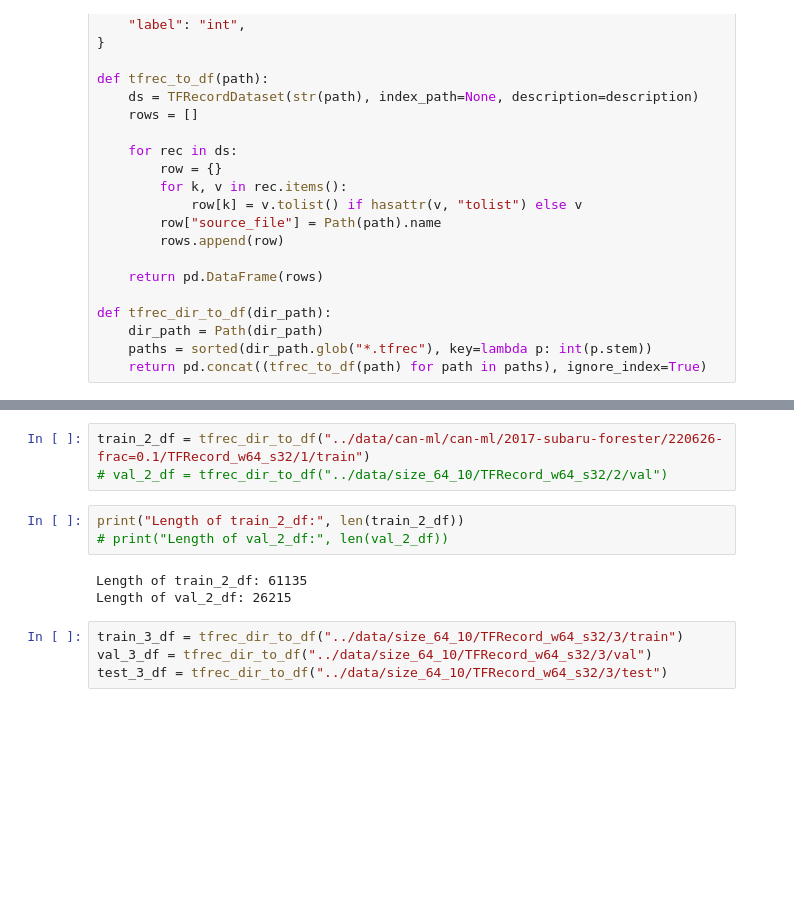
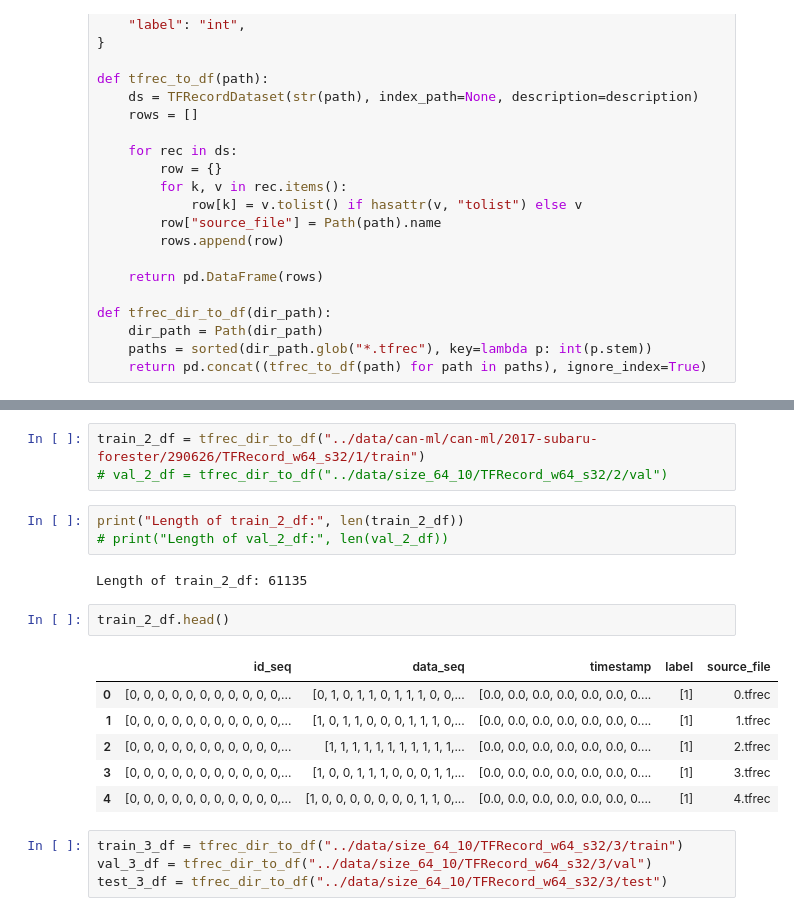
Before and after one commit to thulexuan/ConvRetNetIDS, a Jupyter notebook: notebooks/train_val_test_check.ipynb, the cells around one changed output, grey strips where cells are left out. Saved outputs shown, nothing was run; the diff lists cells and outputs as text; blank space fills up the shorter version.

```diff
--- a/notebooks/train_val_test_check.ipynb
+++ b/notebooks/train_val_test_check.ipynb
@@ -53,12 +89,20 @@ torch.Size([64, 64])
 # %%
-train_2_df = tfrec_dir_to_df("../data/can-ml/can-ml/2017-subaru-forester/220626-frac=0.1/TFRecord_w64_s32/1/train")
+train_2_df = tfrec_dir_to_df("../data/can-ml/can-ml/2017-subaru-forester/290626/TFRecord_w64_s32/1/train")
 # val_2_df = tfrec_dir_to_df("../data/size_64_10/TFRecord_w64_s32/2/val")
 # %%
 print("Length of train_2_df:", len(train_2_df))
 # print("Length of val_2_df:", len(val_2_df))
 # %% [output]
 Length of train_2_df: 61135
-Length of val_2_df: 26215
+# %%
+train_2_df.head()
+# %% [output]
+|  | id_seq | data_seq | timestamp | label | source_file |
+| 0 | [0, 0, 0, 0, 0, 0, 0, 0, 0, 0, 0,... | [0, 1, 0, 1, 1, 0, 1, 1, 1, 0, 0,... | [0.0, 0.0, 0.0, 0.0, 0.0, 0.0, 0.... | [1] | 0.tfrec |
+| 1 | [0, 0, 0, 0, 0, 0, 0, 0, 0, 0, 0,... | [1, 0, 1, 1, 0, 0, 0, 1, 1, 1, 0,... | [0.0, 0.0, 0.0, 0.0, 0.0, 0.0, 0.... | [1] | 1.tfrec |
+| 2 | [0, 0, 0, 0, 0, 0, 0, 0, 0, 0, 0,... | [1, 1, 1, 1, 1, 1, 1, 1, 1, 1, 1,... | [0.0, 0.0, 0.0, 0.0, 0.0, 0.0, 0.... | [1] | 2.tfrec |
+| 3 | [0, 0, 0, 0, 0, 0, 0, 0, 0, 0, 0,... | [1, 0, 0, 1, 1, 1, 0, 0, 0, 1, 1,... | [0.0, 0.0, 0.0, 0.0, 0.0, 0.0, 0.... | [1] | 3.tfrec |
+| 4 | [0, 0, 0, 0, 0, 0, 0, 0, 0, 0, 0,... | [1, 0, 0, 0, 0, 0, 0, 0, 1, 1, 0,... | [0.0, 0.0, 0.0, 0.0, 0.0, 0.0, 0.... | [1] | 4.tfrec |
 # %%
 train_3_df = tfrec_dir_to_df("../data/size_64_10/TFRecord_w64_s32/3/train")
 val_3_df = tfrec_dir_to_df("../data/size_64_10/TFRecord_w64_s32/3/val")
```
Also changed, not shown: parts of 6 cells of this notebook, 16 other files.
